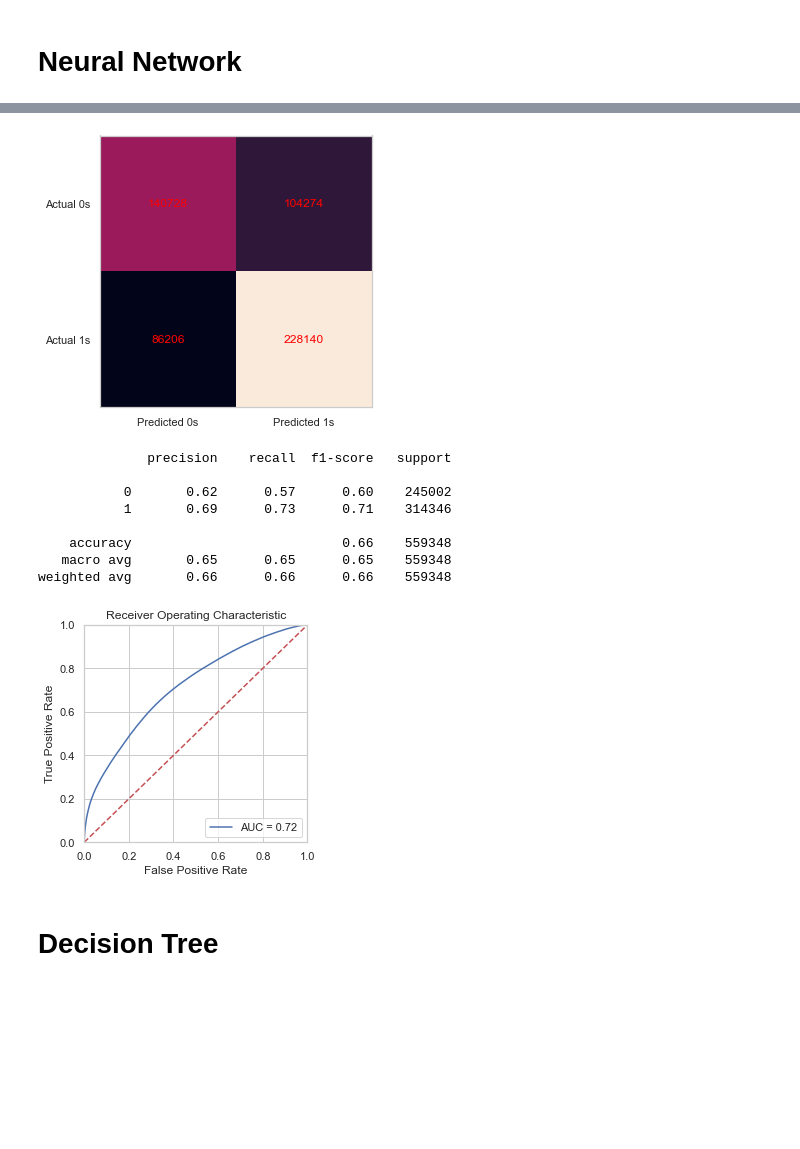
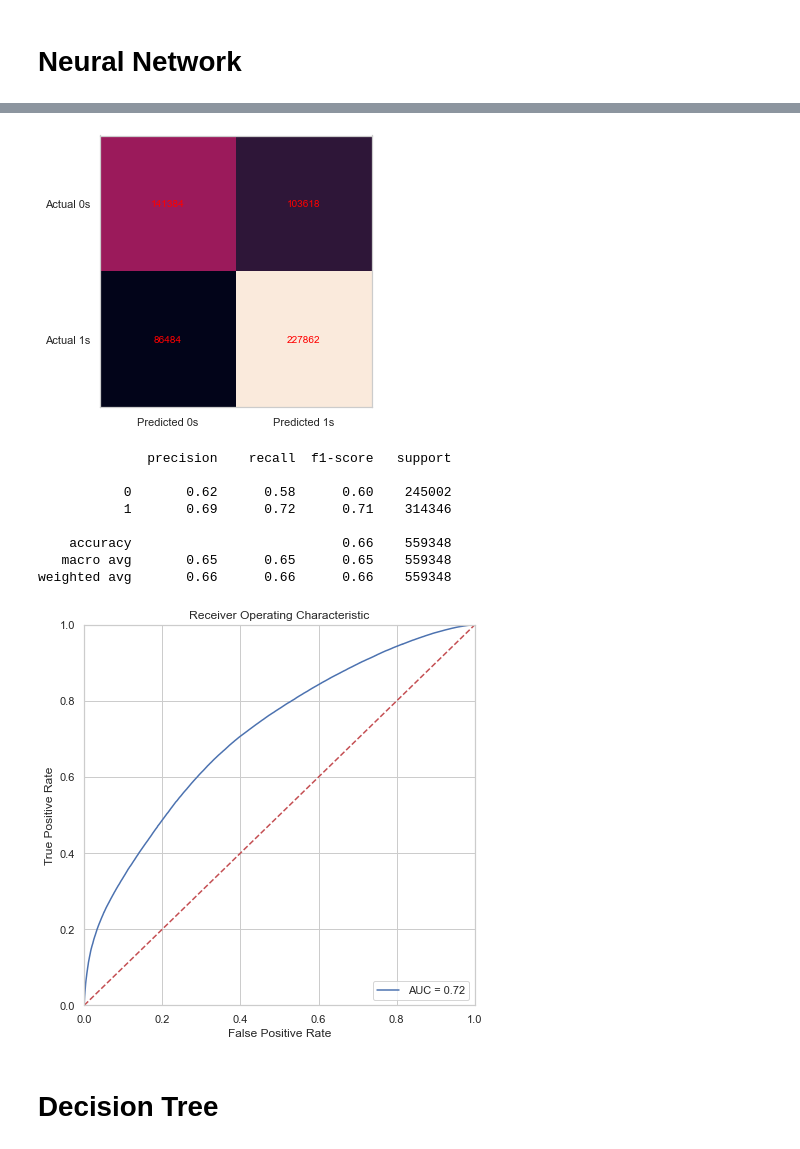
Before and after one commit to cocassel/car-accidents, a Jupyter notebook: car-accidents.ipynb, the cells around one changed output, grey strips where cells are left out. Drawn from its saved outputs; the diff is of its cells as text; code cells hidden in the pictures; blank space fills up the shorter version.

```diff
--- a/car-accidents.ipynb
+++ b/car-accidents.ipynb
@@ -219,6 +219,6 @@ data['P_PSN'] = pd.to_numeric(data['P_PSN'])
 
 # 96 is position unknown so get rid of rows with this
 data = data[data['P_PSN'] != 96]
-data['P_PSN'] = pd.cut(data['P_PSN'], bins=[11,21,31,34,97,98,99,float('inf')], right=False)
+data['P_PSN'] = pd.cut(data['P_PSN'], bins=[11,21,31,34,98,99,float('inf')], right=False)
 data['P_PSN'].unique()
 # %% [output]
@@ -904,35 +903,35 @@ for i in range(2):
         ax.text(j, i, cm[i, j], ha='center', va='center', color='red')
 plt.show()
 # %% [output]
-[figure, old version]
+[figure, new version]
 # %%
 # Evaluate model using the testing data set
 print(classification_report(np.hstack(y_test), predictions))
 
 # Create ROC curve and get AUC
 fpr, tpr, threshold = roc_curve(np.hstack(y_test), probability_preds)
 roc_auc = auc(fpr, tpr)
 
-fig, ax = plt.subplots(figsize=(4, 4))
+fig, ax = plt.subplots(figsize=(7, 7))
 plt.title('Receiver Operating Characteristic')
 plt.plot(fpr, tpr, 'b', label = 'AUC = %0.2f' % roc_auc)
 plt.legend(loc = 'lower right')
 plt.plot([0, 1], [0, 1],'r--')
 plt.xlim([0, 1])
 plt.ylim([0, 1])
 plt.ylabel('True Positive Rate')
 plt.xlabel('False Positive Rate')
 plt.show()
 # %% [output]
               precision    recall  f1-score   support
 
-           0       0.62      0.57      0.60    245002
-           1       0.69      0.73      0.71    314346
+           0       0.62      0.58      0.60    245002
+           1       0.69      0.72      0.71    314346
 
     accuracy                           0.66    559348
    macro avg       0.65      0.65      0.65    559348
 weighted avg       0.66      0.66      0.66    559348
-[figure, old version]
+[figure, new version]
 # %% [markdown]
 # Decision Tree
 # %%
```
Also changed, not shown: parts of 18 cells of this notebook, 1 other file.
